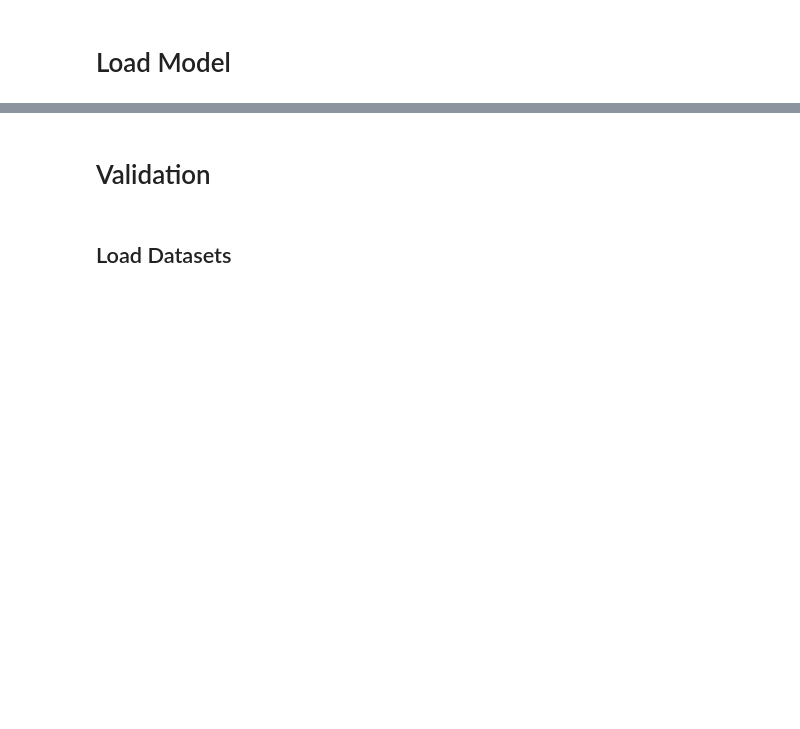
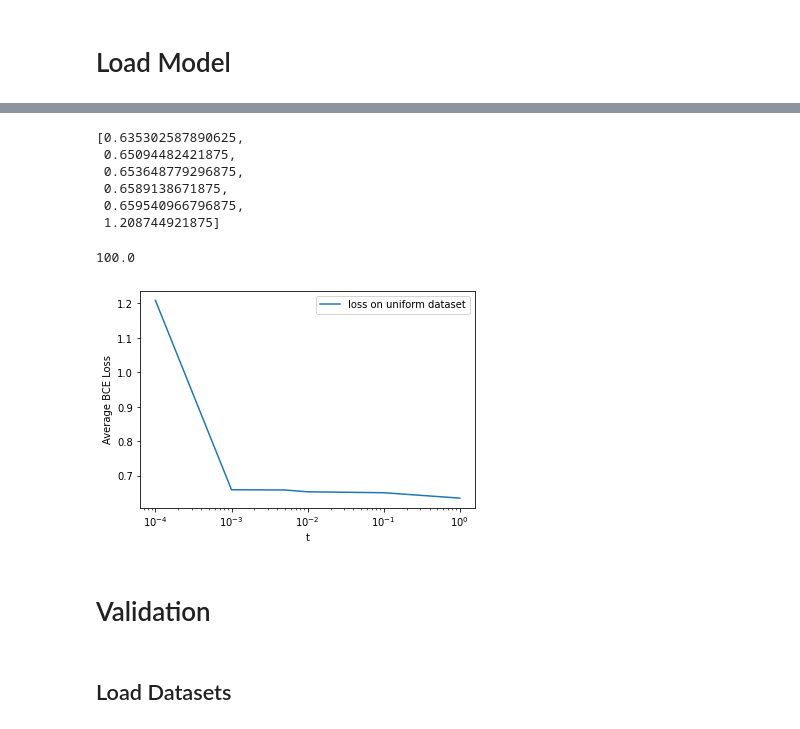
Before and after one commit to matangrinberg/parametrized-classifiers, a Jupyter notebook: DCTR/HEP-notebooks/DCTR_3D.ipynb, the cells around one changed output, grey strips where cells are left out. Saved outputs shown, nothing was run; the diff lists cells and outputs as text; code cells hidden in the pictures; blank space fills up the shorter version.

```diff
--- a/DCTR/HEP-notebooks/DCTR_3D.ipynb
+++ b/DCTR/HEP-notebooks/DCTR_3D.ipynb
@@ -74,5 +85,6 @@ Y = to_categorical(Y, num_classes=2)
 # %%
-X_train, X_val, Y_train, Y_val = data_split(X, Y, test=0.1, shuffle=True)
+X_train, X_val, Y_train, Y_val = data_split(X1, Y1, test=0.1, shuffle=True)
+X_train2, X_val2, Y_train2, Y_val2 = data_split(X2, Y2, test=0.1, shuffle=True)
 # %%
 print(X_train.shape)
 print(Y_train.shape)
@@ -96,16 +108,16 @@ dctr = PFN(input_dim=7, Phi_sizes=Phi_sizes, F_sizes=F_sizes, summary=False)
 # Train model
 # %%
 # save_label = 'DCTR_ee_dijets_3D'
-save_label = 'DCTR_test'
+save_label = 'DCTR_test_t' + t_string
 
 checkpoint = keras.callbacks.ModelCheckpoint('./saved_models/' + save_label + '.h5', monitor='val_loss', verbose=2, save_best_only=True, mode='min')
 CSVLogger = keras.callbacks.CSVLogger('./logs/' + save_label + '_loss.csv', append=False)
 EarlyStopping = keras.callbacks.EarlyStopping(monitor='val_loss', min_delta=0, patience=10, verbose=1, restore_best_weights=True)
 callbacks = [checkpoint, CSVLogger, EarlyStopping]
 # %%
-history = dctr.fit(X_train, Y_train,
+history = dctr.fit(X_train2, Y_train2,
                     epochs = 100,
-                    batch_size = 50,
+                    batch_size = 200,
                     validation_data = (X_val, Y_val),
                     verbose = 1,
                     callbacks = callbacks)
@@ -145,0 +153,9 @@ plt.show()
+# %%
+# load model from saved file
+
+comp_losses = []
+for t in t_list:
+    dctr.model.load_weights('./saved_models/DCTR_test_t' + str(t) + '.h5')
+    pred = dctr.predict(X_val)
+    loss = np.sum(tf.keras.metrics.binary_crossentropy(Y_val, pred))/pred.shape[0]
+    comp_losses.append(loss)
@@ -145,0 +169,9 @@ plt.show()
+# %%
+comp_losses
+# %% [output]
+[0.635302587890625,
+ 0.65094482421875,
+ 0.653648779296875,
+ 0.6589138671875,
+ 0.659540966796875,
+ 1.208744921875]
@@ -146,3 +185,16 @@ plt.show()
+# %%
+100000*0.001
+# %% [output]
+100.0
+# %%
+plt.plot(t_list, comp_losses, label='loss on uniform dataset')
+plt.legend(loc=0)
+plt.ylabel('Average BCE Loss')
+plt.xlabel('t')
+plt.xscale('log')
+plt.show()
+# %% [output]
+[figure, added]
 # %% [markdown]
 # Validation
 # %% [markdown]
```
Also changed, not shown: parts of 26 cells of this notebook, 11 other files.
